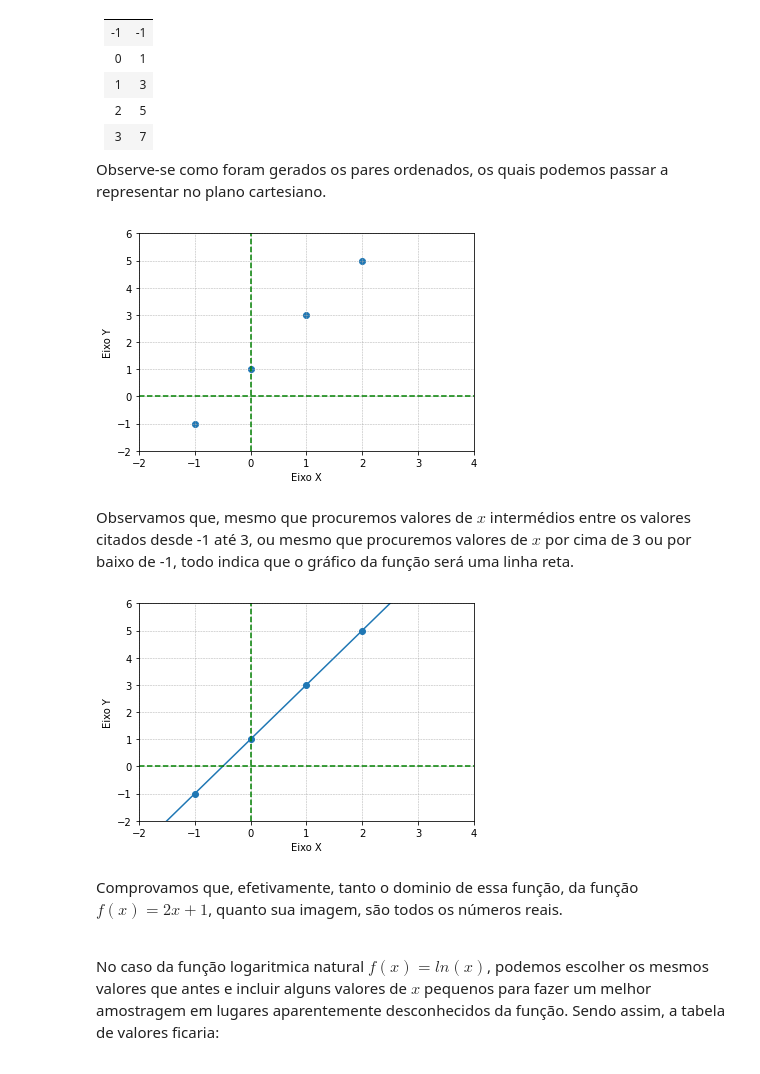
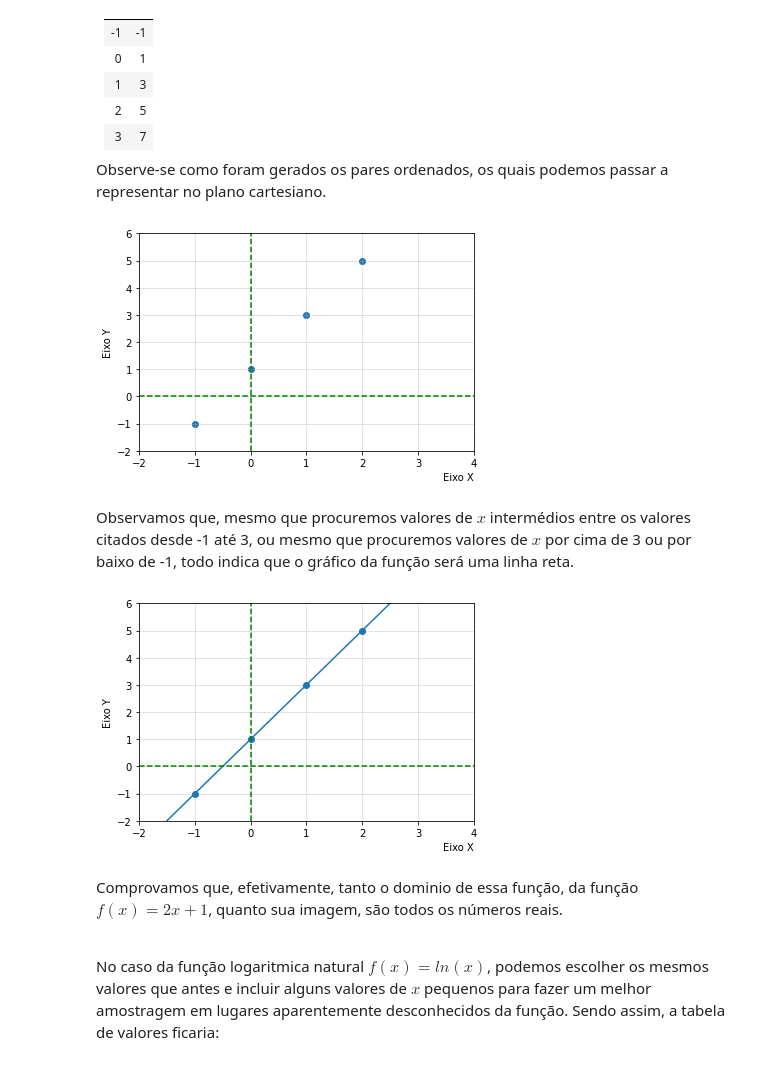
Before and after one commit to BorjaRuizReverter/LivroFisicaGeral, a Jupyter notebook: Tema2.ipynb, the cells around one changed output. Drawn from its saved outputs; the diff is of its cells as text; code cells hidden in the pictures.

```diff
--- a/Tema2.ipynb
+++ b/Tema2.ipynb
@@ -195,35 +195,35 @@ import matplotlib.pyplot as plt
 x = [-1,0,1,2]
 # corresponding y axis values
 y = [-1,1,3,5]
 
 # plotting the points
 plt.scatter(x, y, marker='o')
 
 # naming the x axis
-plt.xlabel('Eixo X')
+plt.xlabel('Eixo X', loc='right')
 # naming the y axis
 plt.ylabel('Eixo Y')
 
 # giving a title to my graph
 plt.title('')
 
 #axis limits
 plt.xlim(-2, 4)
 plt.ylim(-2, 6)
 plt.grid(linestyle = '--', linewidth = 0.5)
 
 xorigem_ver = [0, 0, 0, 0, 0, 0, 0, 0, 0]
 yorigem_ver = [-2, -1, 0, 1, 2, 3, 4, 5, 6]
 plt.plot(xorigem_ver, yorigem_ver, marker='', color='green', linestyle="--")
 
 xorigem_hor = [-2, -1, 0, 1, 2, 3, 4, 5, 6]
 yorigem_hor = [0, 0, 0, 0, 0, 0, 0, 0, 0]
 plt.plot(xorigem_hor, yorigem_hor, marker='', color='green', linestyle="--")
 
 # function to show the plot
 plt.show()
 # %% [output]
-[figure, old version]
+[figure, new version]
 # %% [markdown]
 Observamos que, mesmo que procuremos valores de $x$ intermédios entre os valores citados desde -1 até 3, ou mesmo que procuremos valores de $x$ por cima de 3 ou por baixo de -1, todo indica que o gráfico da função será uma linha reta.
 # %%
@@ -239,7 +239,7 @@ y = [-3,-1,1,3,5,7]
 plt.plot(x, y, marker='o')
 
 # naming the x axis
-plt.xlabel('Eixo X')
+plt.xlabel('Eixo X', loc='right')
 # naming the y axis
 plt.ylabel('Eixo Y')
 
@@ -263,7 +263,7 @@ plt.plot(xorigem_hor, yorigem_hor, marker='', color='green', linestyle="--")
 # function to show the plot
 plt.show()
 # %% [output]
-[figure, old version]
+[figure, new version]
 # %% [markdown]
 Comprovamos que, efetivamente, tanto o dominio de essa função, da função $f(x) = 2x +1$, quanto sua imagem, são todos os números reais.
 
```
Also changed, not shown: parts of 12 cells of this notebook.
